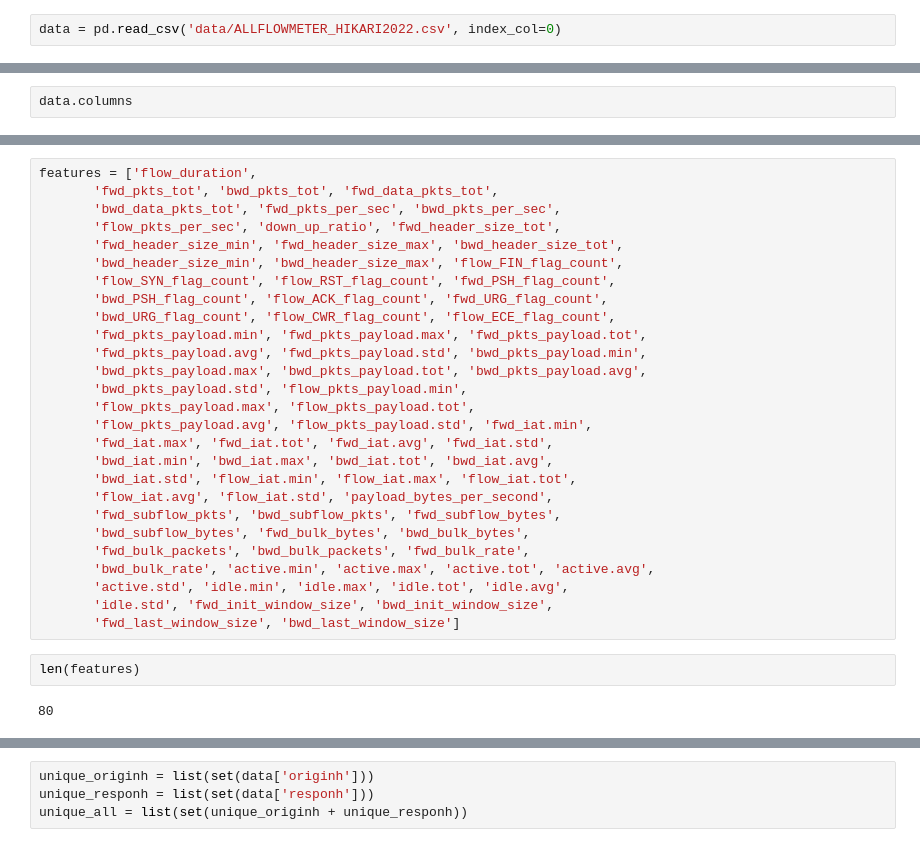
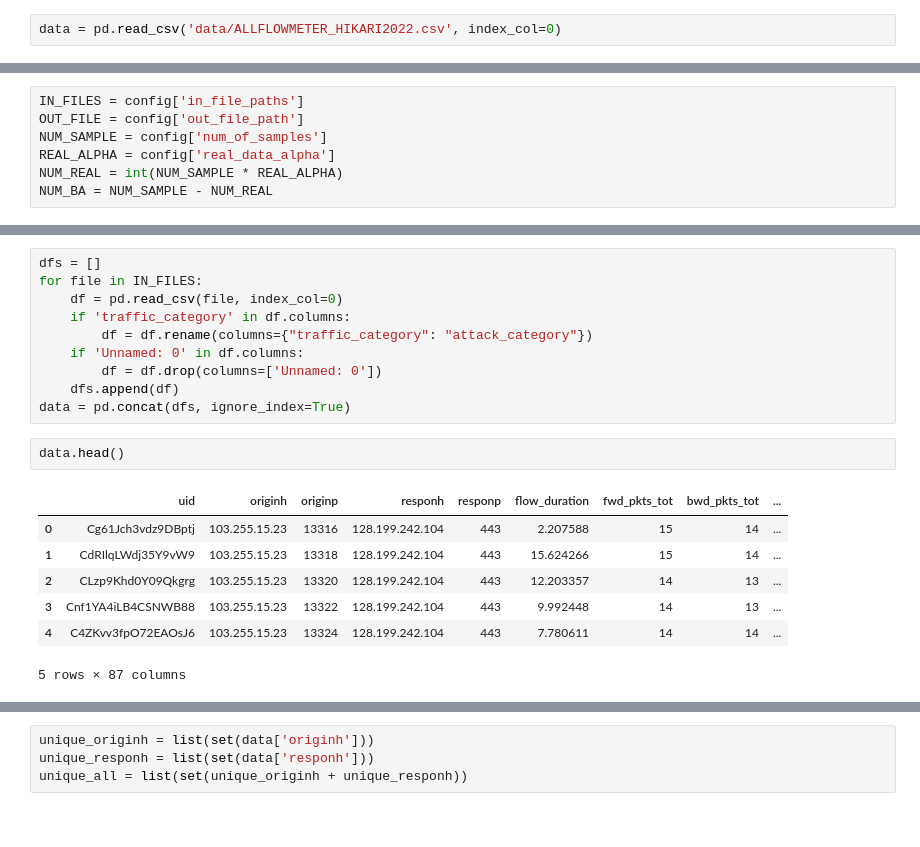
Before and after one commit to RaymondUoE/L45_project, a Jupyter notebook: explore datasets.ipynb, the cells around one changed output, grey strips where cells are left out. Saved outputs shown, nothing was run; the diff lists cells and outputs as text.

```diff
--- a/explore datasets.ipynb
+++ b/explore datasets.ipynb
@@ -20,2 +27,7 @@ data.head()
 # %%
-data.columns
+IN_FILES = config['in_file_paths']
+OUT_FILE = config['out_file_path']
+NUM_SAMPLE = config['num_of_samples']
+REAL_ALPHA = config['real_data_alpha']
+NUM_REAL = int(NUM_SAMPLE * REAL_ALPHA)
+NUM_BA = NUM_SAMPLE - NUM_REAL
@@ -40,31 +34,20 @@ Index(['uid', 'originh', 'originp', 'responh', 'responp', 'flow_duration',
 # %%
-features = ['flow_duration',
-       'fwd_pkts_tot', 'bwd_pkts_tot', 'fwd_data_pkts_tot',
-       'bwd_data_pkts_tot', 'fwd_pkts_per_sec', 'bwd_pkts_per_sec',
-       'flow_pkts_per_sec', 'down_up_ratio', 'fwd_header_size_tot',
-       'fwd_header_size_min', 'fwd_header_size_max', 'bwd_header_size_tot',
-       'bwd_header_size_min', 'bwd_header_size_max', 'flow_FIN_flag_count',
-       'flow_SYN_flag_count', 'flow_RST_flag_count', 'fwd_PSH_flag_count',
-       'bwd_PSH_flag_count', 'flow_ACK_flag_count', 'fwd_URG_flag_count',
-       'bwd_URG_flag_count', 'flow_CWR_flag_count', 'flow_ECE_flag_count',
-       'fwd_pkts_payload.min', 'fwd_pkts_payload.max', 'fwd_pkts_payload.tot',
-       'fwd_pkts_payload.avg', 'fwd_pkts_payload.std', 'bwd_pkts_payload.min',
-       'bwd_pkts_payload.max', 'bwd_pkts_payload.tot', 'bwd_pkts_payload.avg',
-       'bwd_pkts_payload.std', 'flow_pkts_payload.min',
-       'flow_pkts_payload.max', 'flow_pkts_payload.tot',
-       'flow_pkts_payload.avg', 'flow_pkts_payload.std', 'fwd_iat.min',
-       'fwd_iat.max', 'fwd_iat.tot', 'fwd_iat.avg', 'fwd_iat.std',
-       'bwd_iat.min', 'bwd_iat.max', 'bwd_iat.tot', 'bwd_iat.avg',
-       'bwd_iat.std', 'flow_iat.min', 'flow_iat.max', 'flow_iat.tot',
-       'flow_iat.avg', 'flow_iat.std', 'payload_bytes_per_second',
-       'fwd_subflow_pkts', 'bwd_subflow_pkts', 'fwd_subflow_bytes',
-       'bwd_subflow_bytes', 'fwd_bulk_bytes', 'bwd_bulk_bytes',
-       'fwd_bulk_packets', 'bwd_bulk_packets', 'fwd_bulk_rate',
-       'bwd_bulk_rate', 'active.min', 'active.max', 'active.tot', 'active.avg',
-       'active.std', 'idle.min', 'idle.max', 'idle.tot', 'idle.avg',
-       'idle.std', 'fwd_init_window_size', 'bwd_init_window_size',
-       'fwd_last_window_size', 'bwd_last_window_size']
+dfs = []
+for file in IN_FILES:
+    df = pd.read_csv(file, index_col=0)
+    if 'traffic_category' in df.columns:
+        df = df.rename(columns={"traffic_category": "attack_category"})
+    if 'Unnamed: 0' in df.columns:
+        df = df.drop(columns=['Unnamed: 0'])
+    dfs.append(df)
+data = pd.concat(dfs, ignore_index=True)
 # %%
-len(features)
+data.head()
 # %% [output]
+|  | uid | originh | originp | responh | responp | flow_duration | fwd_pkts_tot | bwd_pkts_tot | ... |
+| 0 | Cg61Jch3vdz9DBptj | 103.255.15.23 | 13316 | 128.199.242.104 | 443 | 2.207588 | 15 | 14 | ... |
+| 1 | CdRIlqLWdj35Y9vW9 | 103.255.15.23 | 13318 | 128.199.242.104 | 443 | 15.624266 | 15 | 14 | ... |
+| 2 | CLzp9Khd0Y09Qkgrg | 103.255.15.23 | 13320 | 128.199.242.104 | 443 | 12.203357 | 14 | 13 | ... |
+| 3 | Cnf1YA4iLB4CSNWB88 | 103.255.15.23 | 13322 | 128.199.242.104 | 443 | 9.992448 | 14 | 13 | ... |
+| 4 | C4ZKvv3fpO72EAOsJ6 | 103.255.15.23 | 13324 | 128.199.242.104 | 443 | 7.780611 | 14 | 14 | ... |
-80
+5 rows × 87 columns
```
Also changed, not shown: parts of 20 cells of this notebook, 4 other files.
